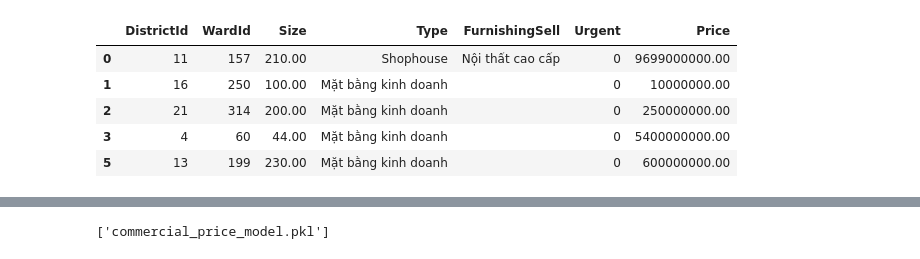
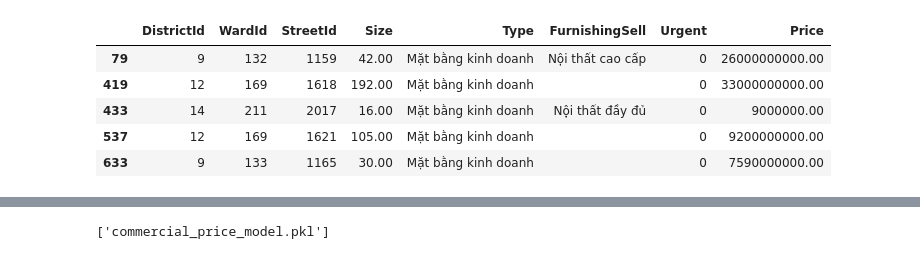
Before and after one commit to NND24/realEstatePredict, a Jupyter notebook: nhaTotPredict/matBang/DuDoanMatBang.ipynb, the cells around one changed output, grey strips where cells are left out. Saved outputs shown, nothing was run; the diff lists cells and outputs as text; code cells hidden in the pictures.

```diff
--- a/nhaTotPredict/matBang/DuDoanMatBang.ipynb
+++ b/nhaTotPredict/matBang/DuDoanMatBang.ipynb
@@ -400,20 +3473,16 @@ df1.head()
 
 # Handle 'location' column if it exists
 if 'address' in df1.columns:
-    # Xóa các giá trị NaN trong cột 'address'
-    df1 = df1.dropna(subset=['address'])
-
-    # Xóa các giá trị kiểu float hoặc không phải chuỗi trong cột 'address'
-    df1 = df1[df1['address'].apply(lambda x: isinstance(x, str))]
-
     # Filter out rows where 'address' contains 'Cập nhật'
     df1 = df1[~df1['address'].str.contains('Cập nhật', case=False, na=False)]
 
     # Split the 'address' into multiple parts based on ', ' and take the last two columns (district and province)
-    df1[['ward','district', 'province']] = df1['address'].apply(lambda x: pd.Series(x.split(', ')[-3:]))
+    df1[['street','ward','district', 'province']] = df1['address'].apply(lambda x: pd.Series(x.split(', ')[-4:]))
 
     # Remove "Tp " from the beginning of the 'province' column
     df1['province'] = df1['province'].str.replace(r'^Tp\s+', '', regex=True)
+
+    df1['street'] = df1['street'].str.replace(r'^\s*Đường(?!\s*(\d|số))', '', regex=True)
 
     # Drop the 'address' column after splitting
     df1.drop(columns=['address'], inplace=True)
@@ -424,11 +3493,24 @@ df1['DistrictId'] = df1['district'].apply(convert_district_to_districtId)
 # Thay thế np.nan bằng 0, sau đó chuyển cột thành kiểu int
 df1['DistrictId'] = df1['DistrictId'].fillna(0).astype(int)
 
+df1 = df1.query('DistrictId != 0')
+
 # Áp dụng hàm để chuyển đổi ward thành wardId
 df1['WardId'] = df1.apply(lambda row: convert_ward_to_wardId(row['ward'], row['DistrictId']), axis=1)
 
 # Chuyển đổi thành kiểu số nguyên nếu cần
 df1['WardId'] = df1['WardId'].fillna(0).astype(int)
+
+df1 = df1.query('WardId != 0')
+
+# Áp dụng hàm để chuyển đổi street thành streetId
+df1['street'] = df1['street'].str.strip()
+df1['StreetId'] = df1.apply(lambda row: convert_street_to_streetId(row['street'], row['WardId']), axis=1)
+
+# Chuyển đổi thành kiểu số nguyên nếu cần
+df1['StreetId'] = df1['StreetId'].fillna(0).astype(int)
+
+df1 = df1.query('StreetId != 0')
 
 # Drop rows where price is "Giá thỏa thuận"
 df1 = df1[df1['price'] != "Giá thỏa thuận"]
@@ -475,39 +3557,40 @@ Q1 = df1[['price', 'size']].quantile(0.25)
 Q3 = df1[['price', 'size']].quantile(0.75)
 IQR = Q3 - Q1
 
 # Identify outliers
 outliers = (df1[['price', 'size']] < (Q1 - 1.5 * IQR)) | (df1[['price', 'size']] > (Q3 + 1.5 * IQR))
 
 # Remove outliers
 df1 = df1[~outliers.any(axis=1)]
 
 df1['Size'] = df1['size']
 df1['Type'] = df1['commercial_type']
 df1['FurnishingSell'] = df1['furnishing_sell']
 df1['Urgent'] = df1['title'].apply(lambda x: 1 if 'gấp' in x.lower() or 'ngộp' in x.lower() else 0).astype(int)
 df1['Price'] = df1['price']
 
 df1.drop(columns=['ward'], inplace=True)
 df1.drop(columns=['district'], inplace=True)
+df1.drop(columns=['street'], inplace=True)
 df1.drop(columns=['furnishing_sell'], inplace=True)
 df1.drop(columns=['size'], inplace=True)
 df1.drop(columns=['price'], inplace=True)
 df1.drop(columns=['commercial_type'], inplace=True)
 df1.drop(columns=['price_m2'], inplace=True)
 df1.drop(columns=['property_legal_document'], inplace=True)
 df1.drop(columns=['direction'], inplace=True)
 df1.drop(columns=['province'], inplace=True)
 df1.drop(columns=['title'], inplace=True)
 
 # Display the updated DataFrame
 df1.head()
 # %% [output]
-|  | DistrictId | WardId | Size | Type | FurnishingSell | Urgent | Price |
-| 0 | 11 | 157 | 210.00 | Shophouse | Nội thất cao cấp | 0 | 9699000000.00 |
-| 1 | 16 | 250 | 100.00 | Mặt bằng kinh doanh |  | 0 | 10000000.00 |
-| 2 | 21 | 314 | 200.00 | Mặt bằng kinh doanh |  | 0 | 250000000.00 |
-| 3 | 4 | 60 | 44.00 | Mặt bằng kinh doanh |  | 0 | 5400000000.00 |
-| 5 | 13 | 199 | 230.00 | Mặt bằng kinh doanh |  | 0 | 600000000.00 |
+|  | DistrictId | WardId | StreetId | Size | Type | FurnishingSell | Urgent | Price |
+| 79 | 9 | 132 | 1159 | 42.00 | Mặt bằng kinh doanh | Nội thất cao cấp | 0 | 26000000000.00 |
+| 419 | 12 | 169 | 1618 | 192.00 | Mặt bằng kinh doanh |  | 0 | 33000000000.00 |
+| 433 | 14 | 211 | 2017 | 16.00 | Mặt bằng kinh doanh | Nội thất đầy đủ | 0 | 9000000.00 |
+| 537 | 12 | 169 | 1621 | 105.00 | Mặt bằng kinh doanh |  | 0 | 9200000000.00 |
+| 633 | 9 | 133 | 1165 | 30.00 | Mặt bằng kinh doanh |  | 0 | 7590000000.00 |
 # %%
 # Kiểm tra giá trị thiếu
 print(df1.isnull().sum())
```
Also changed, not shown: parts of 3 cells of this notebook, 17 other files.
